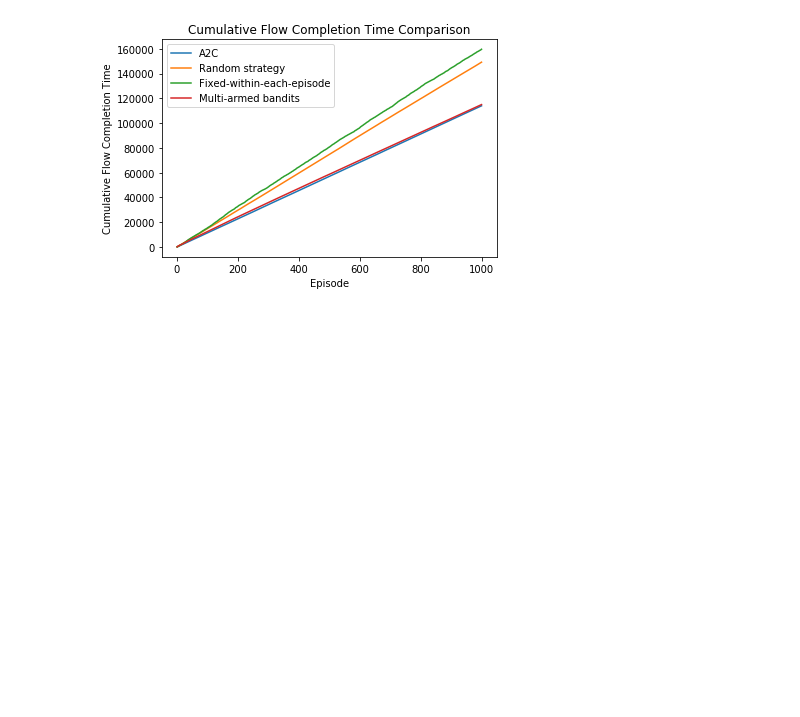
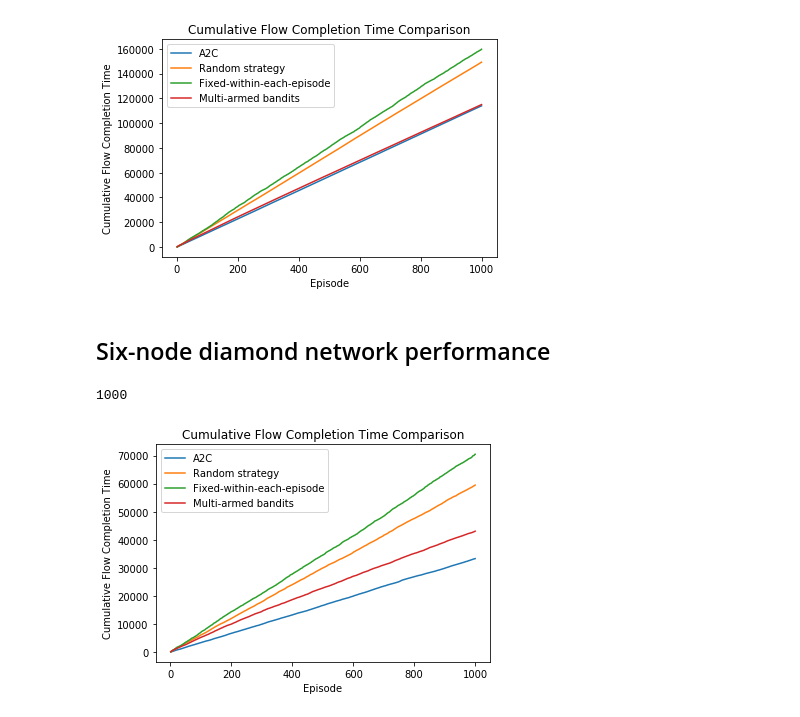
Before and after one commit to tj-kim/gym-flowsched, a Jupyter notebook: samples/plot.ipynb, the cells around one changed output. Cells and saved outputs as stored; diff of their text form; code cells hidden in the pictures; blank space fills up the shorter version.

Commit message:
plot performance comparison with benchmarks

```diff
--- a/samples/plot.ipynb
+++ b/samples/plot.ipynb
@@ -35,3 +37,26 @@ plt.savefig('flow_time_4lines.eps', format='eps', bbox_inches = "tight")
 plt.show()
 # %% [output]
 [figure]
+# %% [markdown]
+## Six-node diamond network performance
+# %%
+# Load data
+x = [i+1 for i in range(1000)]
+y1 = np.loadtxt('data_mp_normal.txt')
+y2 = np.loadtxt('data_mp_random.txt')
+y3 = np.loadtxt('data_mp_fix_epi.txt')
+y4 = np.loadtxt('data_mp_bandits.txt')
+print(np.size(y1))
+# %% [output]
+1000
+# %%
+# Plot
+plt.plot(x, y1, x, y2, x, y3, x, y4)
+plt.xlabel('Episode')
+plt.ylabel('Cumulative Flow Completion Time')
+plt.title('Cumulative Flow Completion Time Comparison')
+plt.legend(['A2C', 'Random strategy', 'Fixed-within-each-episode', 'Multi-armed bandits'])
+plt.savefig('flow_time_mp.eps', format='eps', bbox_inches = "tight")
+plt.show()
+# %% [output]
+[figure, added]
```
Also changed, not shown: parts of 1 cell of this notebook, 12 other files.
